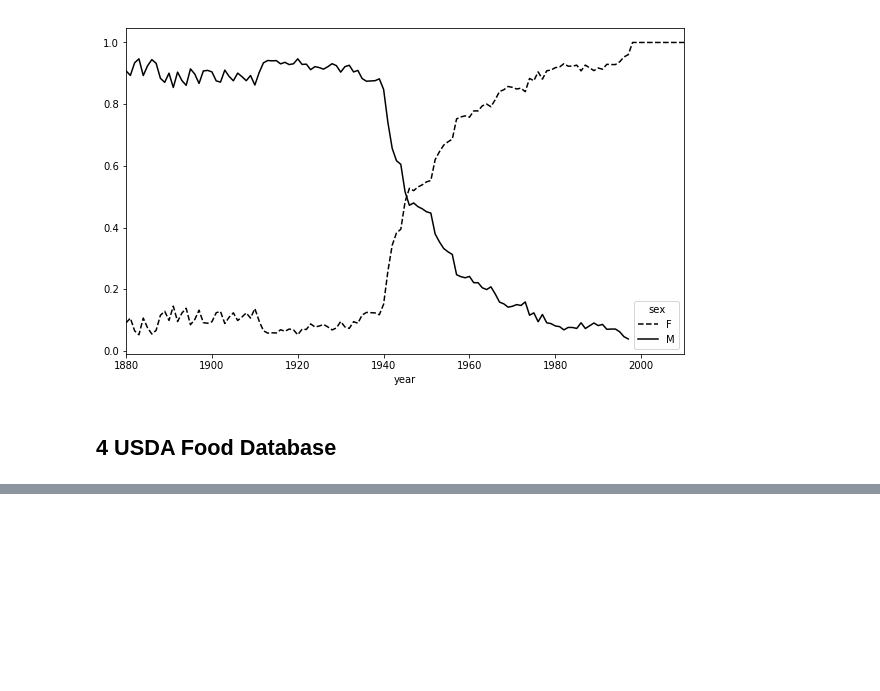
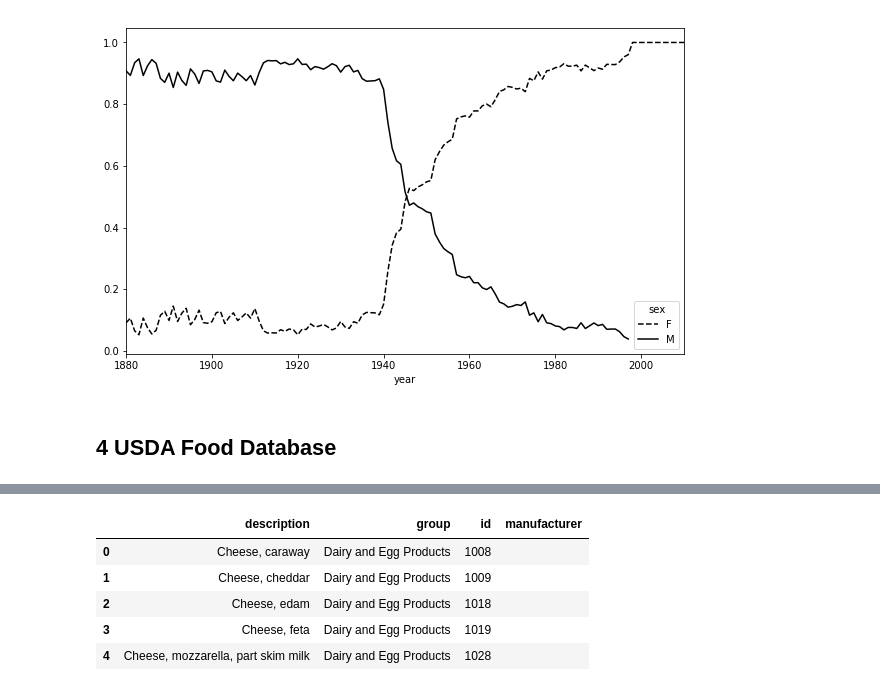
Before and after one commit to Gakun/python_for_data_analysis, a Jupyter notebook: CH14 - Data Analysis Examples.ipynb, the cells around one changed output, grey strips where cells are left out. Saved outputs shown, nothing was run; the diff lists cells and outputs as text; code cells hidden in the pictures; blank space fills up the shorter version.

```diff
--- a/CH14 - Data Analysis Examples.ipynb
+++ b/CH14 - Data Analysis Examples.ipynb
@@ -981,0 +1024,13 @@ plt.show()
+# %%
+info_keys = ['description', 'group', 'id', 'manufacturer']
+# %%
+info = pd.DataFrame(db, columns=info_keys)
+# %%
+info.head()
+# %% [output]
+|  | description | group | id | manufacturer |
+| 0 | Cheese, caraway | Dairy and Egg Products | 1008 |  |
+| 1 | Cheese, cheddar | Dairy and Egg Products | 1009 |  |
+| 2 | Cheese, edam | Dairy and Egg Products | 1018 |  |
+| 3 | Cheese, feta | Dairy and Egg Products | 1019 |  |
+| 4 | Cheese, mozzarella, part skim milk | Dairy and Egg Products | 1028 |  |
```
Also changed, not shown: parts of 57 cells of this notebook.
